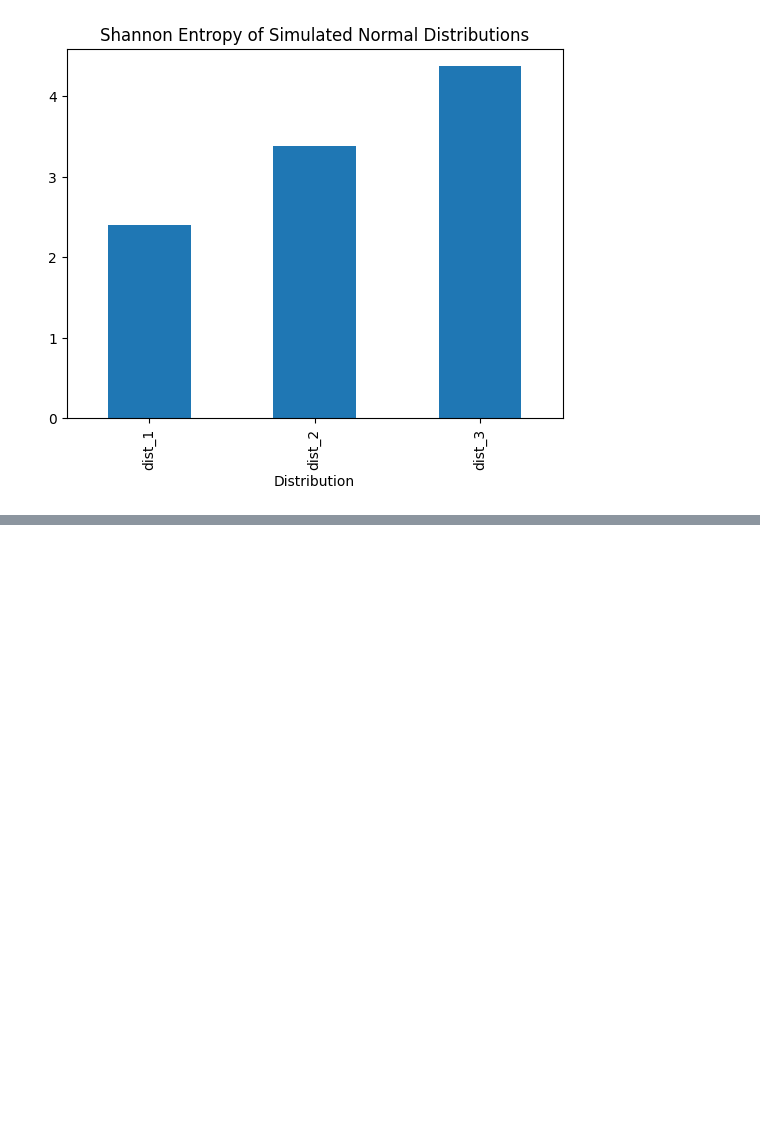
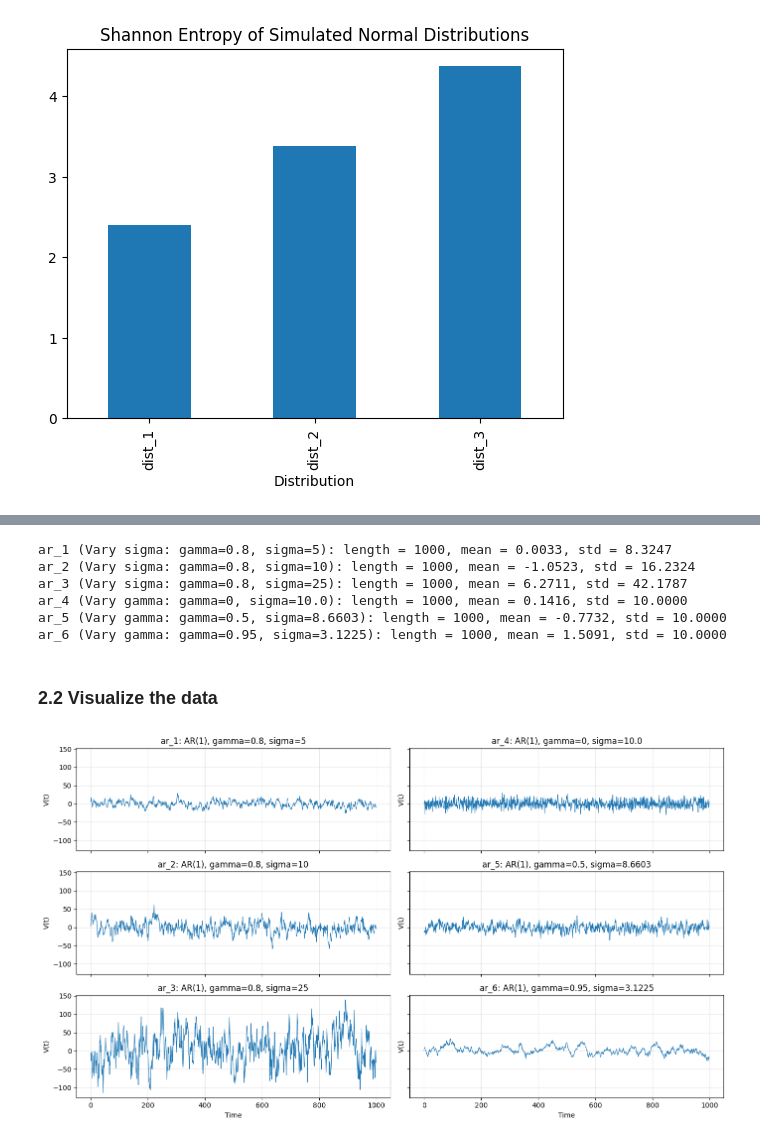
Before and after one commit to Sherry438/Entropy-in-Renewable-Energy-Time-Series-Analysis, a Jupyter notebook: notebooks/02_entropy_calculation_on_simulated_data.ipynb, the cells around one changed output, grey strips where cells are left out. Drawn from its saved outputs; the diff is of its cells as text; code cells hidden in the pictures; blank space fills up the shorter version.

Commit message:
Update entropy calculation on simulated data

```diff
--- a/notebooks/02_entropy_calculation_on_simulated_data.ipynb
+++ b/notebooks/02_entropy_calculation_on_simulated_data.ipynb
@@ -97,0 +117,75 @@ where $B$ is the number of template matches of length $m$ (within tolerance $r$)
+# %%
+# AR(1) parameters
+T = 1000
+alpha = 0
+V0 = 0
+
+# Experiment 1: fixed gamma, vary sigma
+gamma_fixed = 0.8
+sigmas = [5, 10, 25] # white noise‘s standard deviations
+
+# Experiment 2: fixed series std, vary gamma
+target_std = 10
+gammas = [0, 0.5, 0.95] # AR coefficients
+
+def simulate_ar1(T, alpha, gamma, sigma, V0, rng):
+    w = rng.normal(loc=0, scale=sigma, size=T) # white noise
+
+    V = np.zeros(T + 1)
+    V[0] = V0
+
+    for t in range(1, T + 1):
+        V[t] = alpha + gamma * V[t-1] + w[t-1]
+
+    return V[1:]
+
+settings = (
+    [("Vary sigma", gamma_fixed, sigma) for sigma in sigmas] +
+    [("Vary gamma", gamma, round(target_std * np.sqrt(1 - gamma**2), 4)) for gamma in gammas] # Var(V) = sigma^2 / (1 - gamma^2)
+)
+
+ar_series = []
+
+for i, (experiment, gamma, sigma) in enumerate(settings, start=1):
+    ar = simulate_ar1(T, alpha, gamma, sigma, V0, rng)
+
+    if experiment == "Vary gamma":
+        ar = ar * target_std / ar.std() # rescale to exactly the same std
+
+    ar_series.append({
+        "Series": f"ar_{i}",
+        "Experiment": experiment,
+        "Gamma": gamma,
+        "Sigma": sigma,
+        "data": ar
+    })
+
+for s in ar_series:
+    ar = s["data"]
+    print(f"{s['Series']} ({s['Experiment']}: gamma={s['Gamma']}, sigma={s['Sigma']}): "
+          f"length = {len(ar)}, mean = {ar.mean():.4f}, std = {ar.std():.4f}")
+# %% [output]
+ar_1 (Vary sigma: gamma=0.8, sigma=5): length = 1000, mean = 0.0033, std = 8.3247
+ar_2 (Vary sigma: gamma=0.8, sigma=10): length = 1000, mean = -1.0523, std = 16.2324
+ar_3 (Vary sigma: gamma=0.8, sigma=25): length = 1000, mean = 6.2711, std = 42.1787
+ar_4 (Vary gamma: gamma=0, sigma=10.0): length = 1000, mean = 0.1416, std = 10.0000
+ar_5 (Vary gamma: gamma=0.5, sigma=8.6603): length = 1000, mean = -0.7732, std = 10.0000
+ar_6 (Vary gamma: gamma=0.95, sigma=3.1225): length = 1000, mean = 1.5091, std = 10.0000
+# %% [markdown]
+### 2.2 Visualize the data
+# %%
+fig, axes = plt.subplots(3, 2, figsize=(14, 8), sharex=True, sharey=True)
+
+# Left column: vary sigma; right column: vary gamma
+for ax, s in zip(axes.T.flatten(), ar_series):
+    ax.plot(s["data"], linewidth=0.8)
+    ax.set_title(f"{s['Series']}: AR(1), gamma={s['Gamma']}, sigma={s['Sigma']}")
+    ax.set_ylabel("V(t)")
+    ax.grid(alpha=0.3)
+
+for ax in axes[-1]:
+    ax.set_xlabel("Time")
+plt.tight_layout()
+plt.show()
+# %% [output]
+[figure, added]
```
Also changed, not shown: parts of 27 cells of this notebook.
